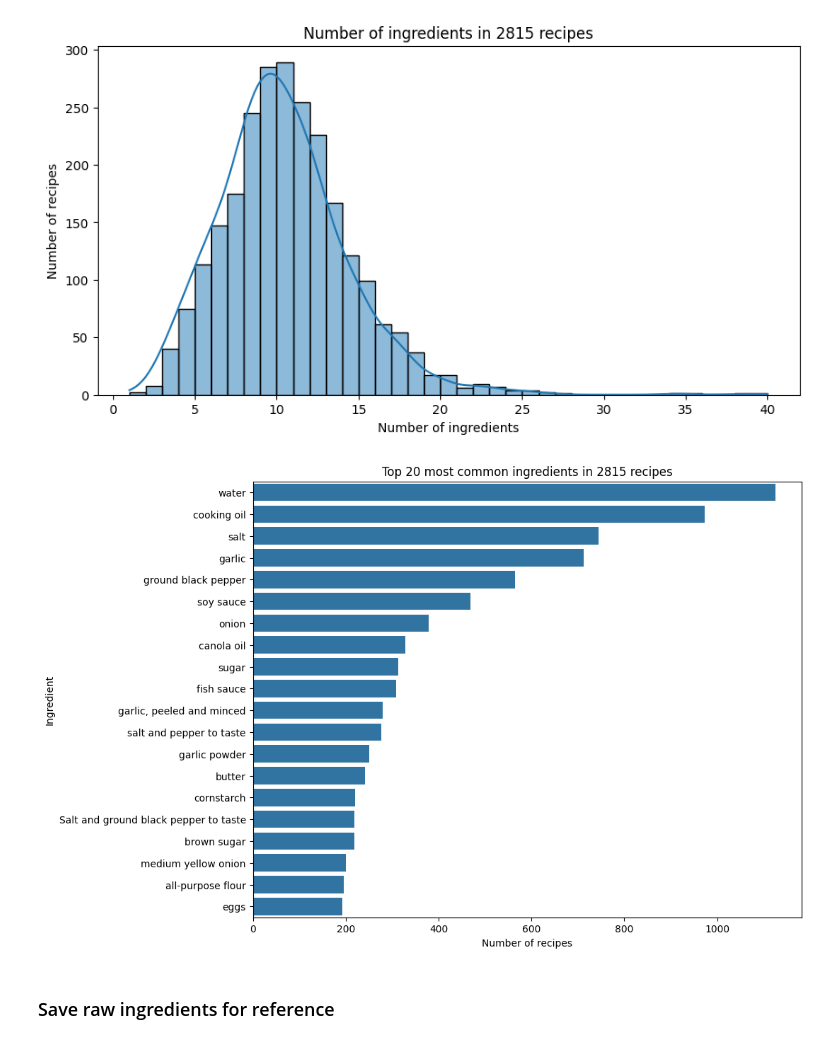
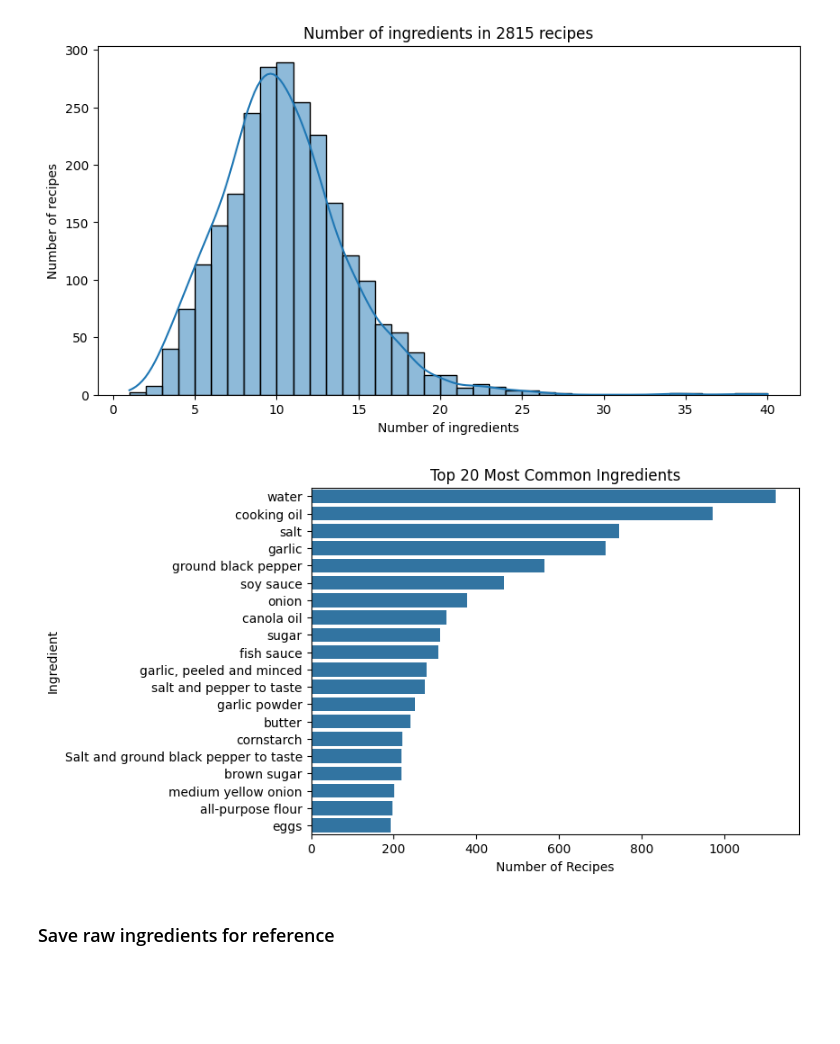
Before and after one commit to rixmape/panlasang-pinoy-clustering, a Jupyter notebook: panlasang-pinoy.ipynb, the cells around one changed output. Saved outputs shown, nothing was run; the diff lists cells and outputs as text; code cells hidden in the pictures; blank space fills up the shorter version.

```diff
--- a/panlasang-pinoy.ipynb
+++ b/panlasang-pinoy.ipynb
@@ -80,36 +80,48 @@ display_ingredients_histplot(recipes)
 # %% [output]
 [figure]
 # %%
-def display_common_ingredients(recipes, n=20):
-    counts = {}
+def plot_ingredient_frequencies(
+    recipes,
+    n=20,
+    most_common=True,
+    figsize=(7, 5),
+):
+    """Displays a bar plot of the most or least frequent ingredients."""
+
+    ingredient_counts = {}
     for recipe in recipes:
-        if not recipe["ingredients"]:
+        ingredients = recipe["ingredients"]
+        if not ingredients:
             continue
-        for ingredient in recipe["ingredients"]:
-            counts[ingredient] = counts.get(ingredient, 0) + 1
+        for ingredient in ingredients:
+            ingredient_counts[ingredient] = (
+                ingredient_counts.get(ingredient, 0) + 1
+            )
 
-    sorted_ingredient_counts = sorted(
-        counts.items(),
-        key=lambda x: x[1],
-        reverse=True,
+    sorted_ingredients = sorted(
+        ingredient_counts.items(),
+        key=lambda item: item[1],
+        reverse=most_common,
     )
-    top_n_ingredients = sorted_ingredient_counts[:n]
 
-    plt.figure(figsize=(10, 8))
+    top_n_ingredients = sorted_ingredients[:n]
+
+    plt.figure(figsize=figsize)
     sns.barplot(
-        x=[x[1] for x in top_n_ingredients],
-        y=[x[0] for x in top_n_ingredients],
+        x=[count for _, count in top_n_ingredients],
+        y=[ingredient for ingredient, _ in top_n_ingredients],
     )
-    plt.title(f"Top {n} most common ingredients in {len(recipes)} recipes")
-    plt.xlabel("Number of recipes")
+
+    title = f"Top {n} {'Most' if most_common else 'Least'} Common Ingredients"
+    plt.title(title)
+    plt.xlabel("Number of Recipes")
     plt.ylabel("Ingredient")
-
     plt.show()
 
 
-display_common_ingredients(recipes)
+plot_ingredient_frequencies(recipes)
 # %% [output]
-[figure, old version]
+[figure, new version]
 # %% [markdown]
 ### Save raw ingredients for reference
 # %%
```
Also changed, not shown: parts of 26 cells of this notebook, 3 other files.
